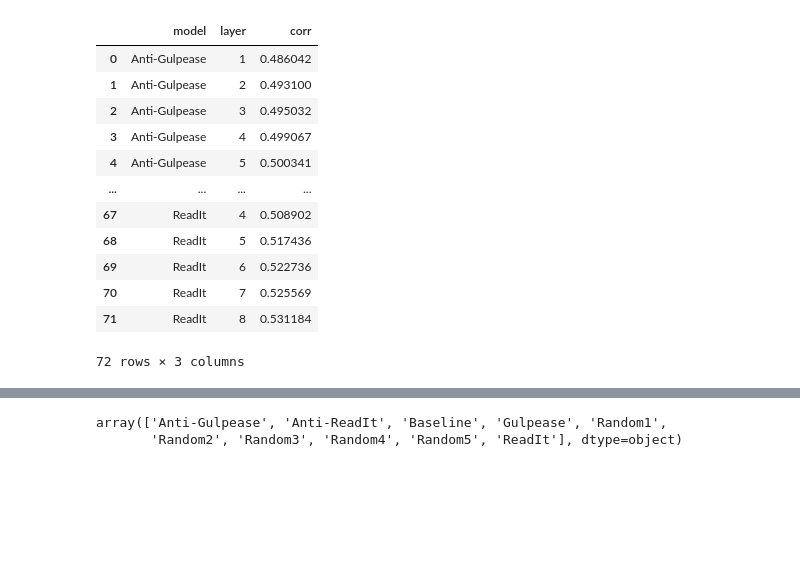
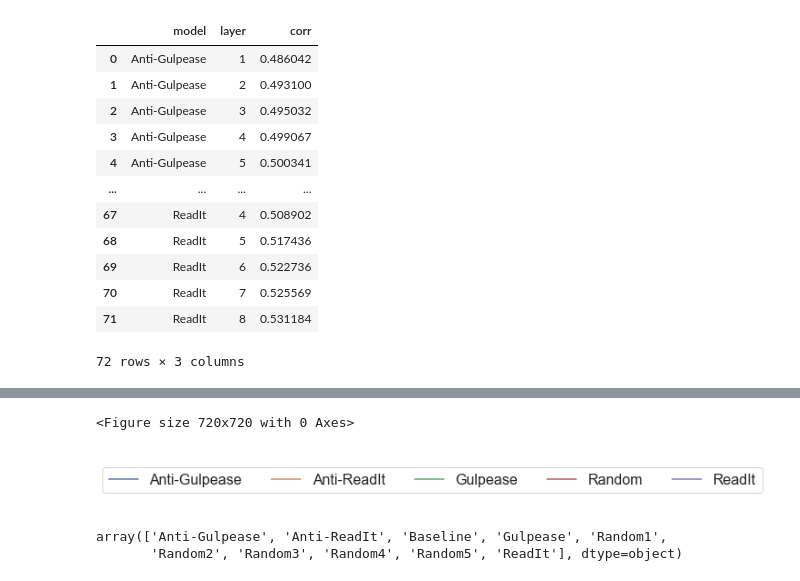
Before and after one commit to alicebergonzini/LM_pretraining, a Jupyter notebook: data_analysis.ipynb, the cells around one changed output, grey strips where cells are left out. Cells and saved outputs as stored; diff of their text form; code cells hidden in the pictures; blank space fills up the shorter version.

```diff
--- a/data_analysis.ipynb
+++ b/data_analysis.ipynb
@@ -285,13 +315,17 @@ No artists with labels found to put in legend.  Note that artists whose label st
 # %%
-df_grouped['model'] = data['model'].apply(lambda x: 'Random' if 'Random' in x else x)
+df_grouped = df_last
+df_grouped['model'] = df_last['model'].apply(lambda x: 'Random' if 'Random' in x else x)
+df_grouped = df_grouped[df_grouped["model"]!="Baseline"]
+
 for pos in pos_features:
-    df_grouped = df_grouped[df_grouped["model"]!="Baseline"]
-    df_grouped = df_grouped[df_grouped["ling_feature"]==pos].groupby(['model', 'layer', 'ling_feature'])['corr'].mean().reset_index()
-    plt.figure(figsize=(12, 8))
-    plot = sns.lineplot(x='layer', y='corr', hue="model", data=df_grouped, marker='o')
-    plot.set(xlabel=f'Layer', ylabel=f'Correlation')
-    plt.subplots_adjust(right=0.8)  # Sposta il limite destro per far spazio alla legenda
+    df_pos = df_grouped[df_grouped["ling_feature"]==pos].groupby(['model', 'layer', 'ling_feature'])['corr'].mean().reset_index()
+    plt.figure(figsize=(9, 8))
+    plot = sns.lineplot(x='layer', y='corr', hue="model", data=df_pos, marker='o', legend=False)
+    plt.ylabel("Spearman Correlation", fontsize=23)
+    plt.xlabel("Layer", fontsize=23)
+    plt.yticks(fontsize=19)
+    plt.xticks(fontsize=19)
     fig = plot.get_figure()
-    fig.savefig(F"C:/Users/bergo/OneDrive - University of Pisa/Tesi Magistrale/grafici/spazio/pos_models/{pos}_models", bbox_inches="tight")
+    fig.savefig(F"C:/Users/bergo/OneDrive - University of Pisa/Tesi Magistrale/grafici/spazio/{pos}_models", bbox_inches="tight")
     plt.clf()
 # %% [output]
@@ -310,3 +349,25 @@ for pos in pos_features:
+# %%
+sns.set_theme(rc={'figure.figsize':(10,10)})
+lineplot = sns.lineplot(x='layer', y='corr', hue='model', data=df_pos, marker='o')
+# Configurazione della legenda
+# Rimuoviamo il grafico
+lineplot.remove()
+
+# Creiamo una nuova figura per mostrare solo la legenda
+figlegend = plt.figure(figsize=(1, 1))
+legend = figlegend.legend(*lineplot.get_legend_handles_labels(), loc='center', fontsize=16, frameon=True, title_fontsize=17, ncol=5)
+
+# Impostiamo lo sfondo bianco
+legend.get_frame().set_facecolor('white')
+
+# Nascondiamo tutti gli assi
+plt.gca().set_axis_off()
+
+# Mostriamo solo la legenda
+plt.show()
+# %% [output]
+<Figure size 720x720 with 0 Axes>
+[figure, added]
 # %%
 df_grouped["model"].unique()
 # %% [output]
```
Also changed, not shown: parts of 31 cells of this notebook.
